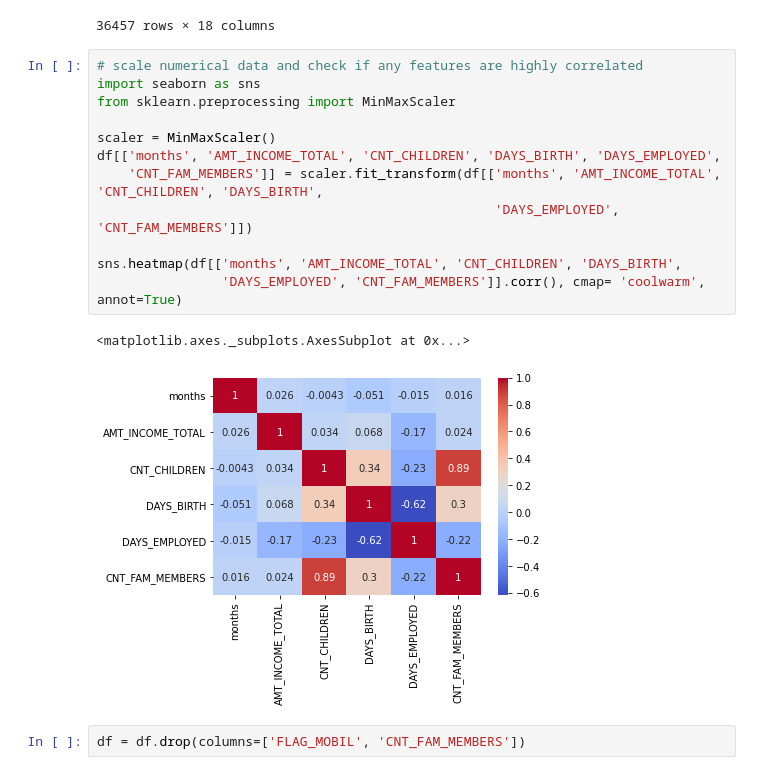
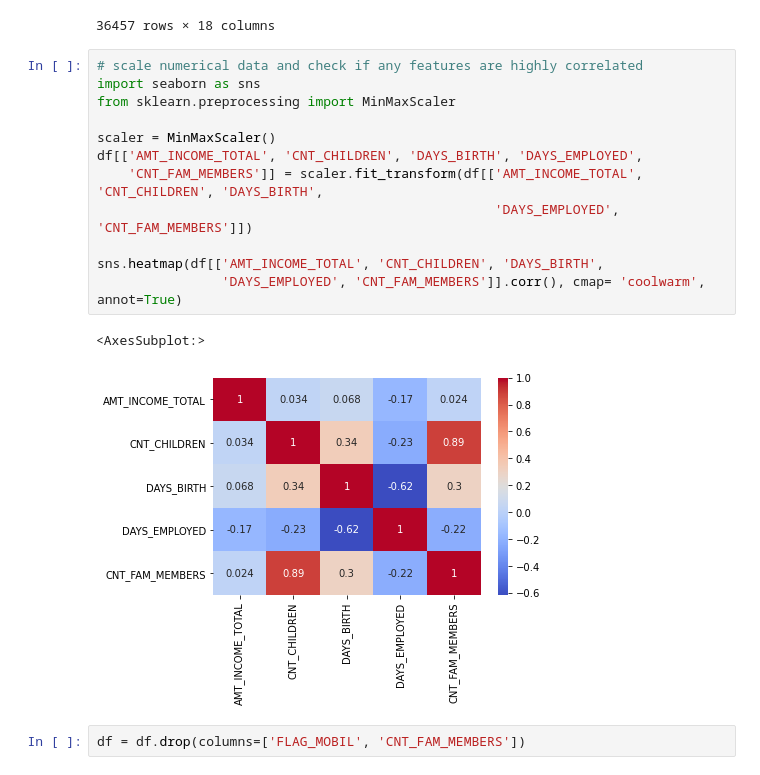
Before and after one commit to aashenai/ECS171-Team3, a Jupyter notebook: data_cleaning.ipynb, the cells around one changed output. Cells and saved outputs as stored; diff of their text form.

```diff
--- a/data_cleaning.ipynb
+++ b/data_cleaning.ipynb
@@ -122,18 +122,18 @@ df
 # %%
 # scale numerical data and check if any features are highly correlated
 import seaborn as sns
 from sklearn.preprocessing import MinMaxScaler
 
 scaler = MinMaxScaler()
-df[['months', 'AMT_INCOME_TOTAL', 'CNT_CHILDREN', 'DAYS_BIRTH', 'DAYS_EMPLOYED',
-    'CNT_FAM_MEMBERS']] = scaler.fit_transform(df[['months', 'AMT_INCOME_TOTAL', 'CNT_CHILDREN', 'DAYS_BIRTH',
+df[['AMT_INCOME_TOTAL', 'CNT_CHILDREN', 'DAYS_BIRTH', 'DAYS_EMPLOYED',
+    'CNT_FAM_MEMBERS']] = scaler.fit_transform(df[['AMT_INCOME_TOTAL', 'CNT_CHILDREN', 'DAYS_BIRTH',
                                                    'DAYS_EMPLOYED', 'CNT_FAM_MEMBERS']])
 
-sns.heatmap(df[['months', 'AMT_INCOME_TOTAL', 'CNT_CHILDREN', 'DAYS_BIRTH',
+sns.heatmap(df[['AMT_INCOME_TOTAL', 'CNT_CHILDREN', 'DAYS_BIRTH',
                 'DAYS_EMPLOYED', 'CNT_FAM_MEMBERS']].corr(), cmap= 'coolwarm', annot=True)
 # %% [output]
-<matplotlib.axes._subplots.AxesSubplot at 0x...>
+<AxesSubplot:>
-[figure, old version]
+[figure, new version]
 # %%
 df = df.drop(columns=['FLAG_MOBIL', 'CNT_FAM_MEMBERS'])
 # %%
```
Also changed, not shown: parts of 1 cell of this notebook.
